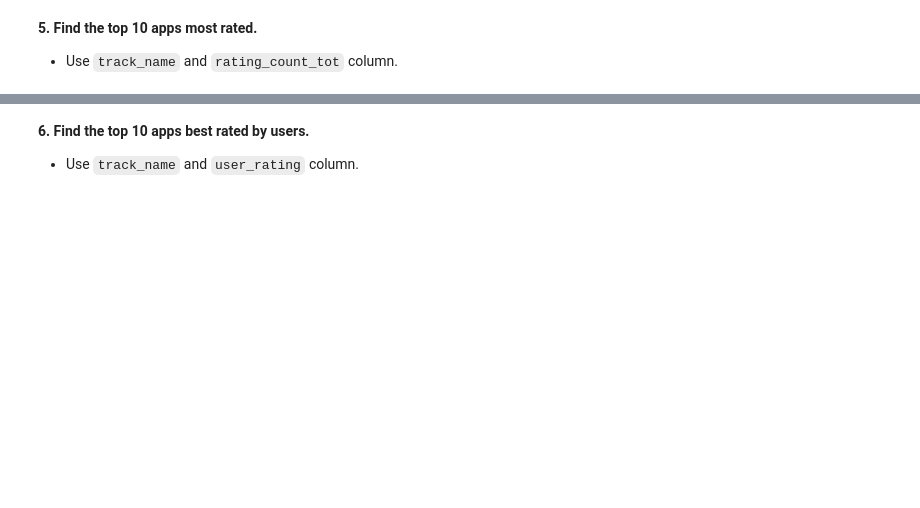
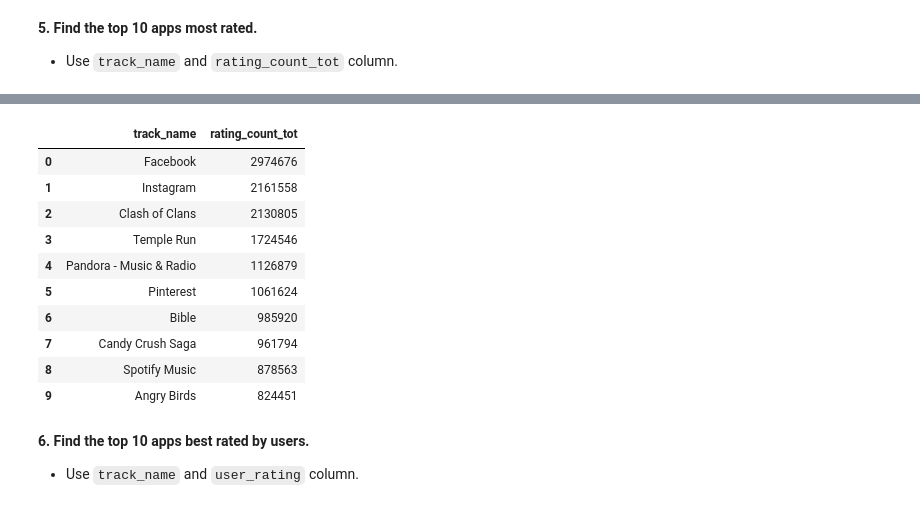
Before and after one commit to natmceoldo/55_DAPT_nat, a Jupyter notebook: Labs/M01-L18-postgreSQL_queries/M01-L18-postgreSQL_queries.ipynb, the cells around one changed output, grey strips where cells are left out. Cells and saved outputs as stored; diff of their text form; code cells hidden in the pictures; blank space fills up the shorter version.

```diff
--- a/Labs/M01-L18-postgreSQL_queries/M01-L18-postgreSQL_queries.ipynb
+++ b/Labs/M01-L18-postgreSQL_queries/M01-L18-postgreSQL_queries.ipynb
@@ -134,3 +205,27 @@ pd.read_sql(query02, conn)
+# %%
+query05 = '''
+SELECT
+    track_name,
+    rating_count_tot
+FROM
+    apple_table
+ORDER BY rating_count_tot DESC
+LIMIT 10
+'''
+
+pd.read_sql(query05, conn)
+# %% [output]
+|  | track_name | rating_count_tot |
+| 0 | Facebook | 2974676 |
+| 1 | Instagram | 2161558 |
+| 2 | Clash of Clans | 2130805 |
+| 3 | Temple Run | 1724546 |
+| 4 | Pandora - Music & Radio | 1126879 |
+| 5 | Pinterest | 1061624 |
+| 6 | Bible | 985920 |
+| 7 | Candy Crush Saga | 961794 |
+| 8 | Spotify Music | 878563 |
+| 9 | Angry Birds | 824451 |
 # %% [markdown]
 **6. Find the top 10 apps best rated by users.**
 
```
Also changed, not shown: parts of 19 cells of this notebook, 1 other file.
